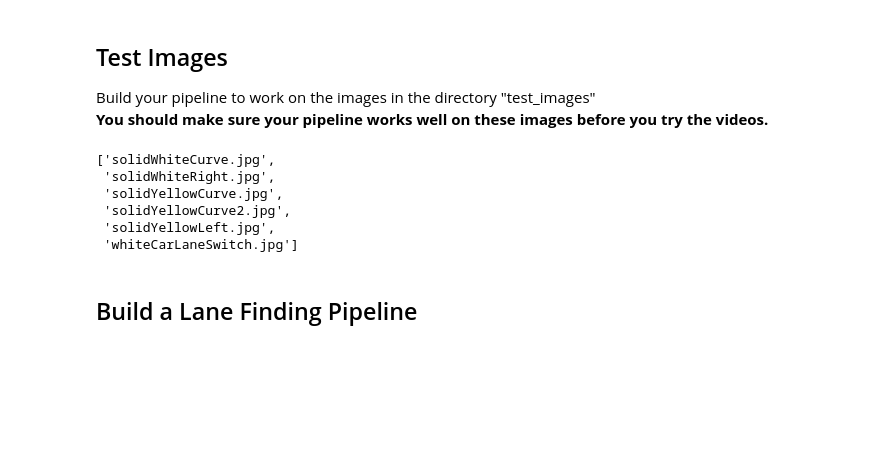
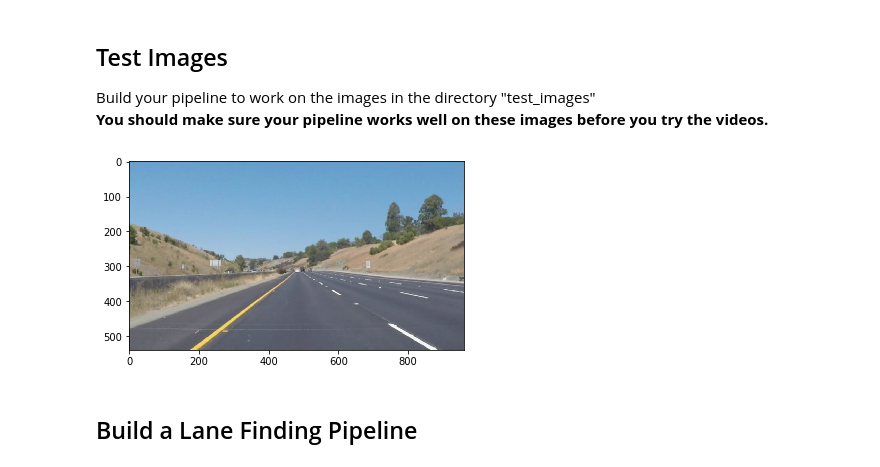
Before and after one commit to csilver2/CarND-LaneLines-P1, a Jupyter notebook: P1.ipynb, the cells around one changed output. Drawn from its saved outputs; the diff is of its cells as text; code cells hidden in the pictures; blank space fills up the shorter version.

```diff
--- a/P1.ipynb
+++ b/P1.ipynb
@@ -176,16 +232,15 @@ def weighted_img(img, initial_img, α=0.8, β=1., λ=0.):
 
 Build your pipeline to work on the images in the directory "test_images"
 **You should make sure your pipeline works well on these images before you try the videos.**
-# %%
-import os
-os.listdir("test_images/")
-# %% [output]
-['solidWhiteCurve.jpg',
- 'solidWhiteRight.jpg',
- 'solidYellowCurve.jpg',
- 'solidYellowCurve2.jpg',
- 'solidYellowLeft.jpg',
- 'whiteCarLaneSwitch.jpg']
+# %%
+import os
+files = os.listdir("test_images/")
+
+for file in files:
+        img = mpimg.imread("test_images/"+file)
+        plt.imshow(img)
+# %% [output]
+[figure, added]
 # %% [markdown]
 ## Build a Lane Finding Pipeline
 # %% [markdown]
```
Also changed, not shown: parts of 7 cells of this notebook.
